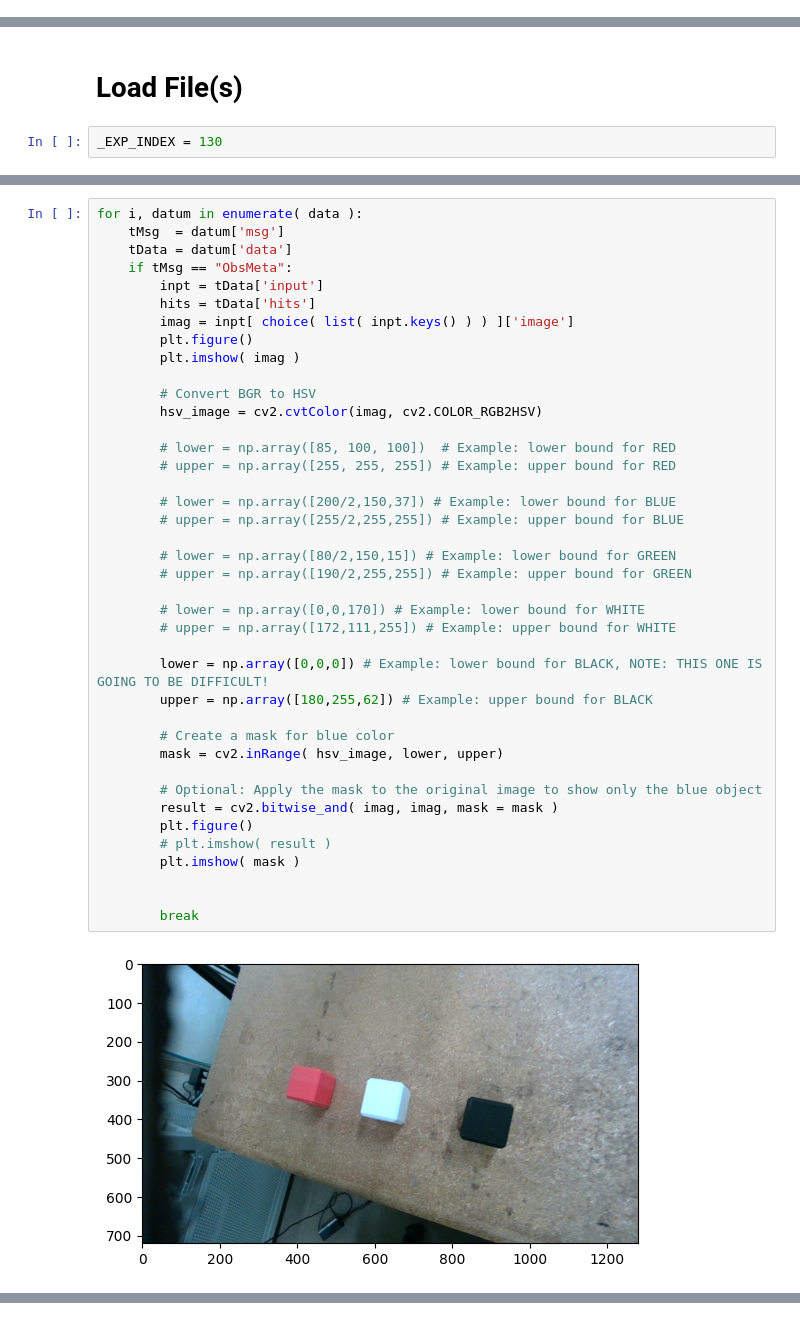
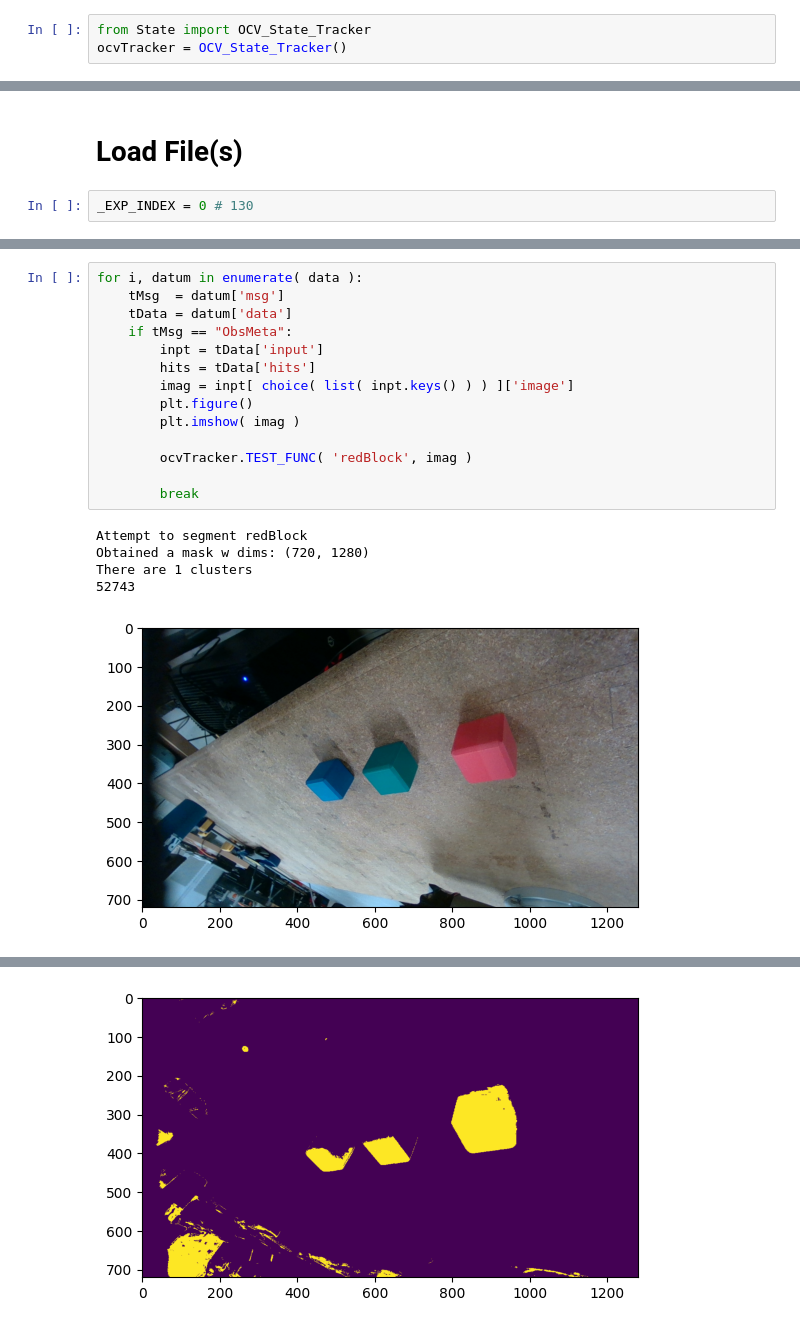
Before and after one commit to correlllab/EROM, a Jupyter notebook: zo_TS_Segmentation.ipynb, the cells around one changed output, grey strips where cells are left out. Cells and saved outputs as stored; diff of their text form.

```diff
--- a/zo_TS_Segmentation.ipynb
+++ b/zo_TS_Segmentation.ipynb
@@ -76,0 +79,3 @@ for iii, paths in enumerate( datasets ):
+# %%
+from State import OCV_State_Tracker
+ocvTracker = OCV_State_Tracker()
@@ -77,7 +86,7 @@ for iii, paths in enumerate( datasets ):
 # %% [markdown]
 # Load File(s)
 # %%
-_EXP_INDEX = 130
+_EXP_INDEX = 0 # 130
 # %%
 print( f"Found {len(pkls)} files!" )
 pklFile = pkls[ _EXP_INDEX ]
@@ -100,42 +104,20 @@ LOAD SUCCESS: /media/james/DATA_TANK/RWB_2025-09_KC-SP/EROM-Memories_09-09-2025_
 # %%
 for i, datum in enumerate( data ):
     tMsg  = datum['msg']
     tData = datum['data']
     if tMsg == "ObsMeta":
         inpt = tData['input']
         hits = tData['hits']
         imag = inpt[ choice( list( inpt.keys() ) ) ]['image']
         plt.figure()
         plt.imshow( imag )
 
-        # Convert BGR to HSV
-        hsv_image = cv2.cvtColor(imag, cv2.COLOR_RGB2HSV)
-
-        # lower = np.array([85, 100, 100])  # Example: lower bound for RED
-        # upper = np.array([255, 255, 255]) # Example: upper bound for RED
-
-        # lower = np.array([200/2,150,37]) # Example: lower bound for BLUE
-        # upper = np.array([255/2,255,255]) # Example: upper bound for BLUE
-
-        # lower = np.array([80/2,150,15]) # Example: lower bound for GREEN
-        # upper = np.array([190/2,255,255]) # Example: upper bound for GREEN
-
-        # lower = np.array([0,0,170]) # Example: lower bound for WHITE
-        # upper = np.array([172,111,255]) # Example: upper bound for WHITE
-
-        lower = np.array([0,0,0]) # Example: lower bound for BLACK, NOTE: THIS ONE IS GOING TO BE DIFFICULT!
-        upper = np.array([180,255,62]) # Example: upper bound for BLACK
-
-        # Create a mask for blue color
-        mask = cv2.inRange( hsv_image, lower, upper)
-
-        # Optional: Apply the mask to the original image to show only the blue object
-        result = cv2.bitwise_and( imag, imag, mask = mask )
-        plt.figure()
-        # plt.imshow( result )
-        plt.imshow( mask )
-
+        ocvTracker.TEST_FUNC( 'redBlock', imag )
 
         break
 # %% [output]
+Attempt to segment redBlock
+Obtained a mask w dims: (720, 1280)
+There are 1 clusters
+52743
-[figure, old version]
+[figure, new version]
@@ -142,0 +125 @@ for i, datum in enumerate( data ):
+[figure, added]
```
Also changed, not shown: parts of 5 cells of this notebook, 1 other file.
